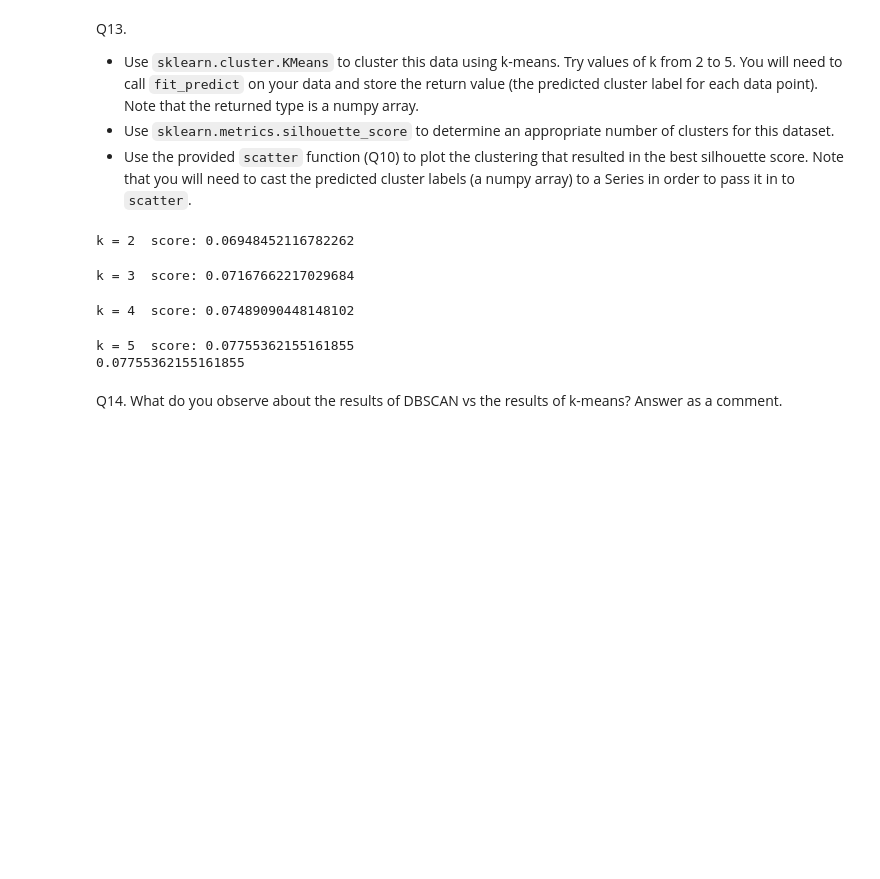
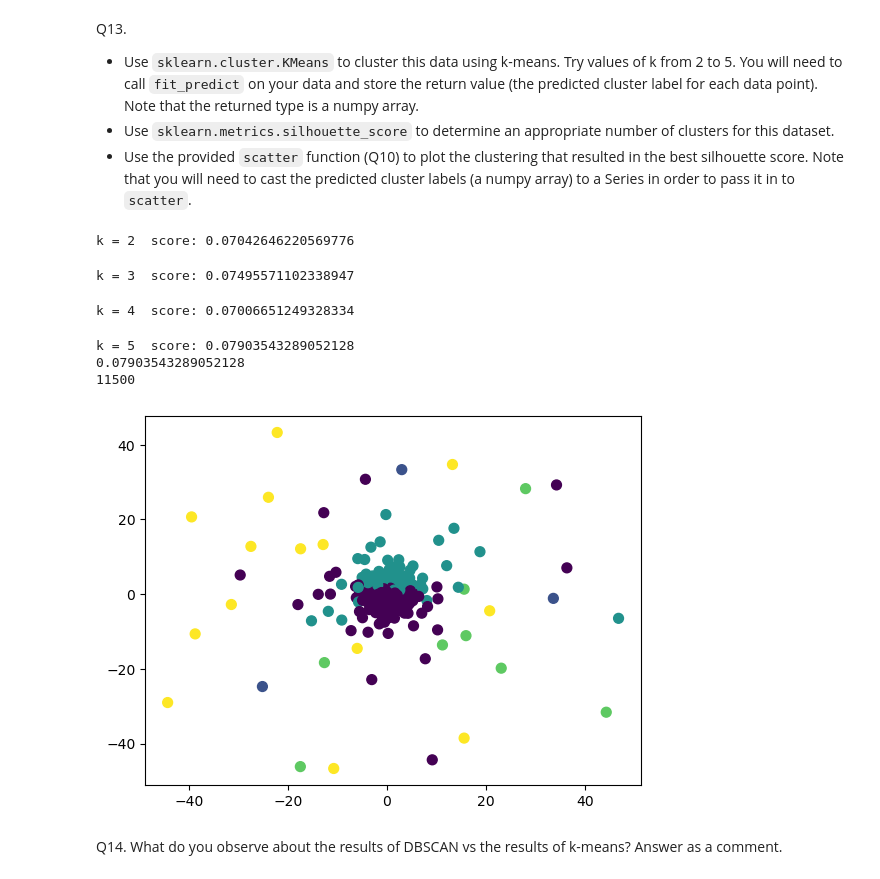
Before and after one commit to alantientran/ML-Clustering, a Jupyter notebook: HW5 - Clustering.ipynb, the cells around one changed output. Drawn from its saved outputs; the diff is of its cells as text; code cells hidden in the pictures; blank space fills up the shorter version.

```diff
--- a/HW5 - Clustering.ipynb
+++ b/HW5 - Clustering.ipynb
@@ -385,26 +383,28 @@ Q13.
 # %%
 from sklearn.metrics import silhouette_score
 
 best_kmeans = -1
 best_labels = None
 
 for i in range(2,6):
   kmeans = KMeans(n_clusters=i)
   predicted_labels = kmeans.fit_predict(pca_df)
   cur = silhouette_score(data_scaled, predicted_labels)
   print("k =", i, " score:", cur)
   if (cur > best_kmeans) :
     best_labels = predicted_labels
     best_kmeans = cur
 
 print(best_kmeans)
-# scatter(pd.DataFrame(data_scaled), pd.Series(best_labels))
+scatter(pd.DataFrame(data_scaled), pd.Series(best_labels))
 # %% [output]
-k = 2  score: 0.06948452116782262
+k = 2  score: 0.07042646220569776
-k = 3  score: 0.07167662217029684
+k = 3  score: 0.07495571102338947
-k = 4  score: 0.07489090448148102
+k = 4  score: 0.07006651249328334
-k = 5  score: 0.07755362155161855
-0.07755362155161855
+k = 5  score: 0.07903543289052128
+0.07903543289052128
+11500
+[figure, added]
 # %% [markdown]
 Q14. What do you observe about the results of DBSCAN vs the results of k-means? Answer as a comment.
 # %%
```
Also changed, not shown: parts of 9 cells of this notebook.
